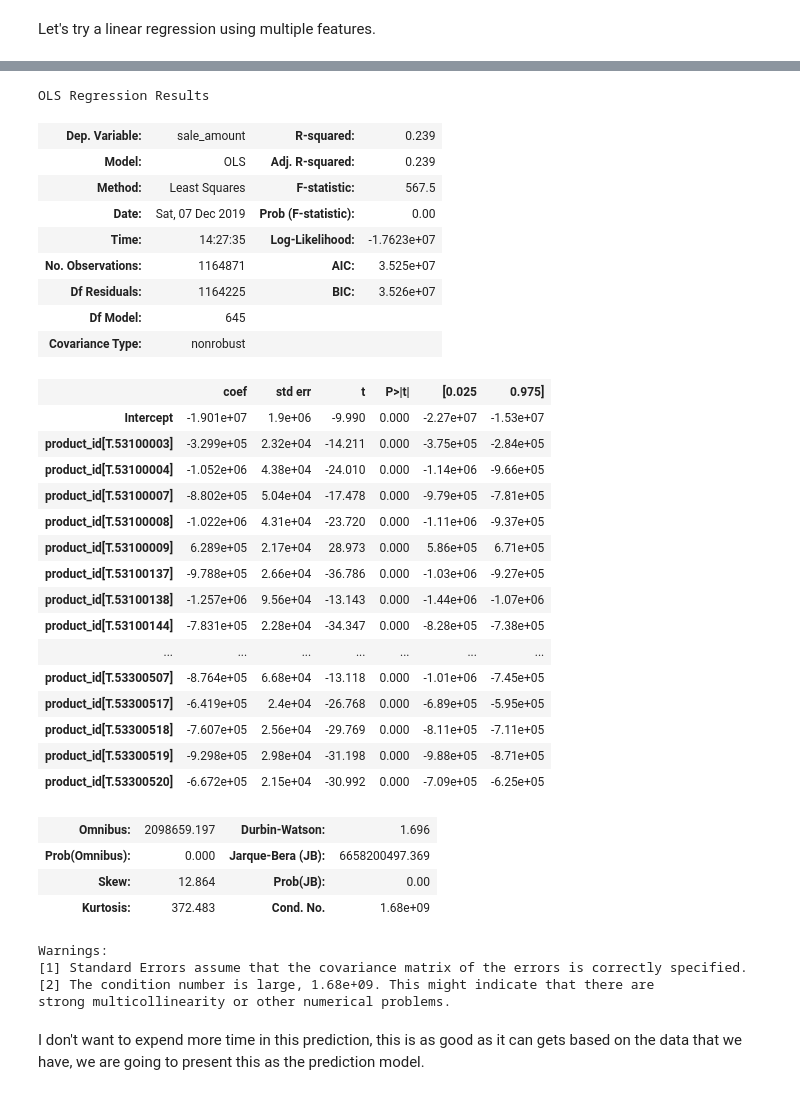
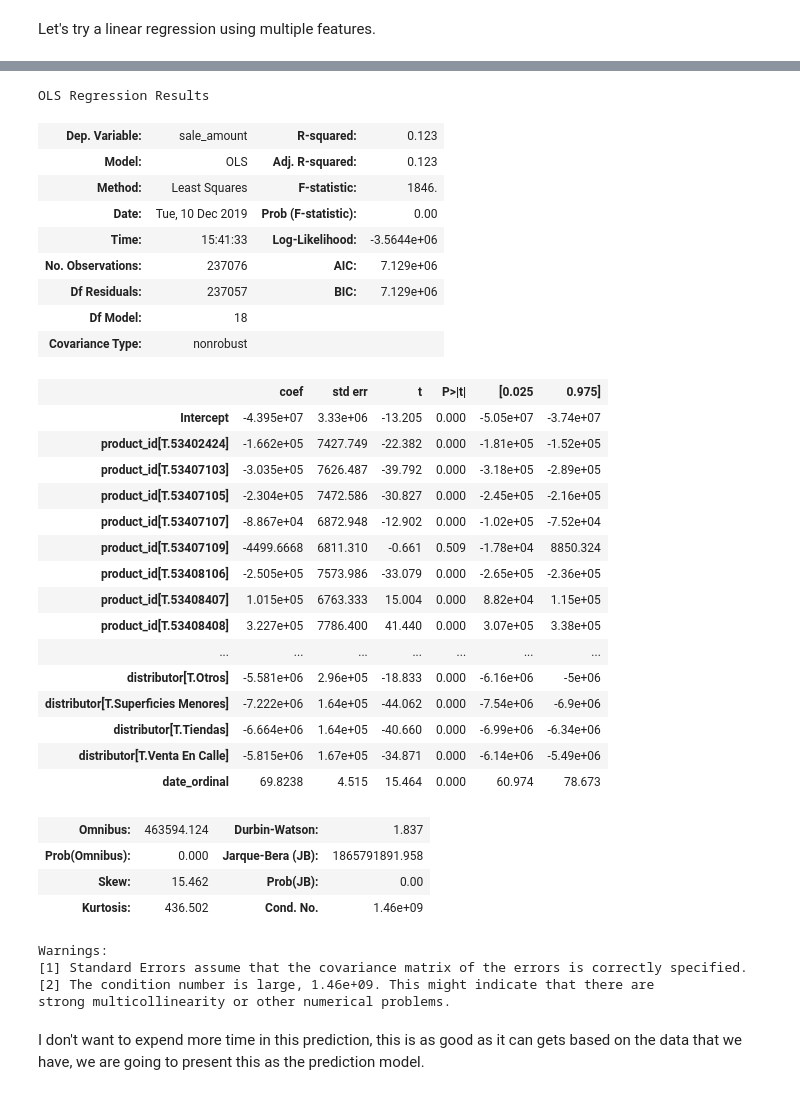
Before and after one commit to juanprq/final-project, a Jupyter notebook: prediction-analysis.ipynb, the cells around one changed output, grey strips where cells are left out. Cells and saved outputs as stored; diff of their text form; code cells hidden in the pictures.

```diff
--- a/prediction-analysis.ipynb
+++ b/prediction-analysis.ipynb
@@ -614,41 +571,41 @@ strong multicollinearity or other numerical problems.
 # %%
 snacks_df['date_ordinal'] = snacks_df['date'].map(datetime.datetime.toordinal)
 
-ols('sale_amount ~ date_ordinal + product_id + distributor', data=snacks_df).fit().summary()
+ols('sale_amount ~ date_ordinal + product_id + distributor', data=snacks_df[snacks_df['product_id'].isin(products)]).fit().summary()
 # %% [output]
 OLS Regression Results
-| Dep. Variable: | sale_amount | R-squared: | 0.239 |
-| Model: | OLS | Adj. R-squared: | 0.239 |
-| Method: | Least Squares | F-statistic: | 567.5 |
-| Date: | Sat, 07 Dec 2019 | Prob (F-statistic): | 0.00 |
-| Time: | 14:27:35 | Log-Likelihood: | -1.7623e+07 |
-| No. Observations: | 1164871 | AIC: | 3.525e+07 |
-| Df Residuals: | 1164225 | BIC: | 3.526e+07 |
-| Df Model: | 645 |  |  |
+| Dep. Variable: | sale_amount | R-squared: | 0.123 |
+| Model: | OLS | Adj. R-squared: | 0.123 |
+| Method: | Least Squares | F-statistic: | 1846. |
+| Date: | Tue, 10 Dec 2019 | Prob (F-statistic): | 0.00 |
+| Time: | 15:41:33 | Log-Likelihood: | -3.5644e+06 |
+| No. Observations: | 237076 | AIC: | 7.129e+06 |
+| Df Residuals: | 237057 | BIC: | 7.129e+06 |
+| Df Model: | 18 |  |  |
 | Covariance Type: | nonrobust |  |  |
 |  | coef | std err | t | P>|t| | [0.025 | 0.975] |
-| Intercept | -1.901e+07 | 1.9e+06 | -9.990 | 0.000 | -2.27e+07 | -1.53e+07 |
-| product_id[T.53100003] | -3.299e+05 | 2.32e+04 | -14.211 | 0.000 | -3.75e+05 | -2.84e+05 |
-| product_id[T.53100004] | -1.052e+06 | 4.38e+04 | -24.010 | 0.000 | -1.14e+06 | -9.66e+05 |
-| product_id[T.53100007] | -8.802e+05 | 5.04e+04 | -17.478 | 0.000 | -9.79e+05 | -7.81e+05 |
-| product_id[T.53100008] | -1.022e+06 | 4.31e+04 | -23.720 | 0.000 | -1.11e+06 | -9.37e+05 |
-| product_id[T.53100009] | 6.289e+05 | 2.17e+04 | 28.973 | 0.000 | 5.86e+05 | 6.71e+05 |
-| product_id[T.53100137] | -9.788e+05 | 2.66e+04 | -36.786 | 0.000 | -1.03e+06 | -9.27e+05 |
-| product_id[T.53100138] | -1.257e+06 | 9.56e+04 | -13.143 | 0.000 | -1.44e+06 | -1.07e+06 |
-| product_id[T.53100144] | -7.831e+05 | 2.28e+04 | -34.347 | 0.000 | -8.28e+05 | -7.38e+05 |
+| Intercept | -4.395e+07 | 3.33e+06 | -13.205 | 0.000 | -5.05e+07 | -3.74e+07 |
+| product_id[T.53402424] | -1.662e+05 | 7427.749 | -22.382 | 0.000 | -1.81e+05 | -1.52e+05 |
+| product_id[T.53407103] | -3.035e+05 | 7626.487 | -39.792 | 0.000 | -3.18e+05 | -2.89e+05 |
+| product_id[T.53407105] | -2.304e+05 | 7472.586 | -30.827 | 0.000 | -2.45e+05 | -2.16e+05 |
+| product_id[T.53407107] | -8.867e+04 | 6872.948 | -12.902 | 0.000 | -1.02e+05 | -7.52e+04 |
+| product_id[T.53407109] | -4499.6668 | 6811.310 | -0.661 | 0.509 | -1.78e+04 | 8850.324 |
+| product_id[T.53408106] | -2.505e+05 | 7573.986 | -33.079 | 0.000 | -2.65e+05 | -2.36e+05 |
+| product_id[T.53408407] | 1.015e+05 | 6763.333 | 15.004 | 0.000 | 8.82e+04 | 1.15e+05 |
+| product_id[T.53408408] | 3.227e+05 | 7786.400 | 41.440 | 0.000 | 3.07e+05 | 3.38e+05 |
 | ... | ... | ... | ... | ... | ... | ... |
-| product_id[T.53300507] | -8.764e+05 | 6.68e+04 | -13.118 | 0.000 | -1.01e+06 | -7.45e+05 |
-| product_id[T.53300517] | -6.419e+05 | 2.4e+04 | -26.768 | 0.000 | -6.89e+05 | -5.95e+05 |
-| product_id[T.53300518] | -7.607e+05 | 2.56e+04 | -29.769 | 0.000 | -8.11e+05 | -7.11e+05 |
-| product_id[T.53300519] | -9.298e+05 | 2.98e+04 | -31.198 | 0.000 | -9.88e+05 | -8.71e+05 |
-| product_id[T.53300520] | -6.672e+05 | 2.15e+04 | -30.992 | 0.000 | -7.09e+05 | -6.25e+05 |
+| distributor[T.Otros] | -5.581e+06 | 2.96e+05 | -18.833 | 0.000 | -6.16e+06 | -5e+06 |
+| distributor[T.Superficies Menores] | -7.222e+06 | 1.64e+05 | -44.062 | 0.000 | -7.54e+06 | -6.9e+06 |
+| distributor[T.Tiendas] | -6.664e+06 | 1.64e+05 | -40.660 | 0.000 | -6.99e+06 | -6.34e+06 |
+| distributor[T.Venta En Calle] | -5.815e+06 | 1.67e+05 | -34.871 | 0.000 | -6.14e+06 | -5.49e+06 |
+| date_ordinal | 69.8238 | 4.515 | 15.464 | 0.000 | 60.974 | 78.673 |
-| Omnibus: | 2098659.197 | Durbin-Watson: | 1.696 |
-| Prob(Omnibus): | 0.000 | Jarque-Bera (JB): | 6658200497.369 |
-| Skew: | 12.864 | Prob(JB): | 0.00 |
-| Kurtosis: | 372.483 | Cond. No. | 1.68e+09 |
+| Omnibus: | 463594.124 | Durbin-Watson: | 1.837 |
+| Prob(Omnibus): | 0.000 | Jarque-Bera (JB): | 1865791891.958 |
+| Skew: | 15.462 | Prob(JB): | 0.00 |
+| Kurtosis: | 436.502 | Cond. No. | 1.46e+09 |
 Warnings:
 [1] Standard Errors assume that the covariance matrix of the errors is correctly specified.
-[2] The condition number is large, 1.68e+09. This might indicate that there are
+[2] The condition number is large, 1.46e+09. This might indicate that there are
 strong multicollinearity or other numerical problems.
 # %% [markdown]
 I don't want to expend more time in this prediction, this is as good as it can gets based on the data that we have, we are going to present this as the prediction model.
```
Also changed, not shown: parts of 16 cells of this notebook, 2 other files.
